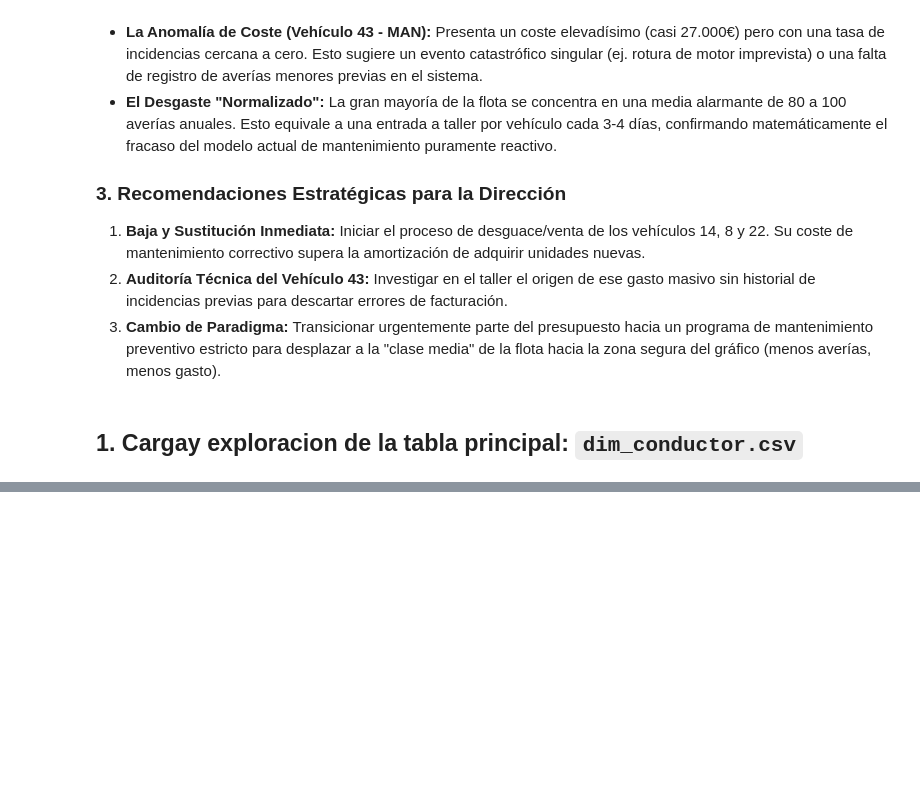
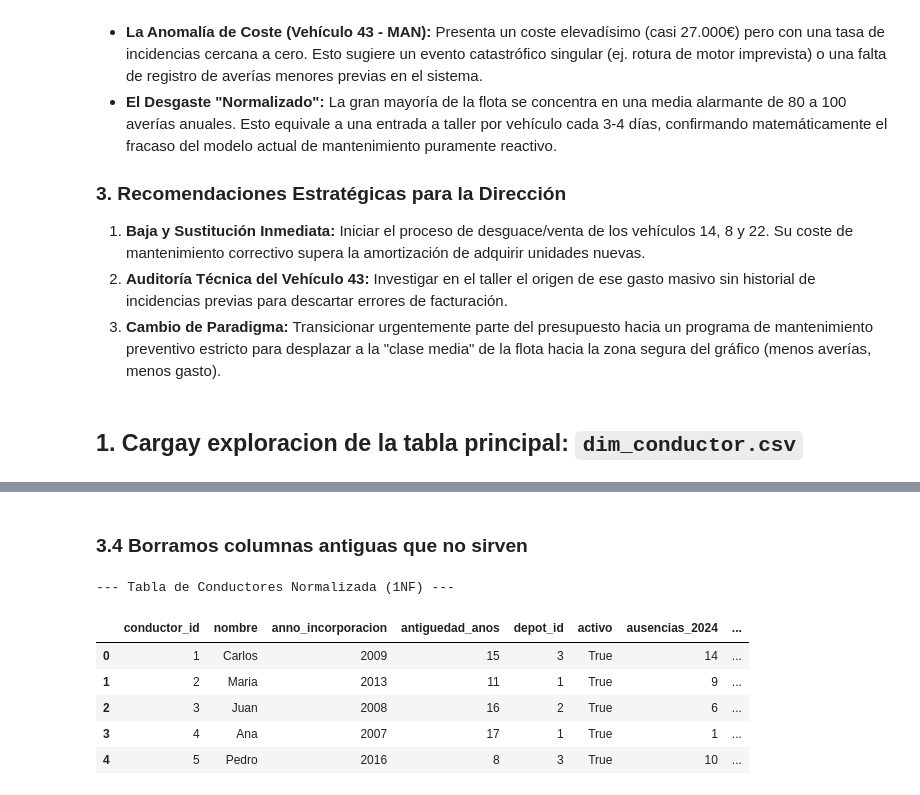
Before and after one commit to databaandsc/MetroBus_Analytics, a Jupyter notebook: 01_eda.ipynb, the cells around one changed output, grey strips where cells are left out. Drawn from its saved outputs; the diff is of its cells as text; code cells hidden in the pictures; blank space fills up the shorter version.

```diff
--- a/01_eda.ipynb
+++ b/01_eda.ipynb
@@ -1418,0 +1567,20 @@ display(df_conductor.sample(5))
+# %%
+# --- 1. NORMALIZACIÓN DEL TURNO ---
+# Estandarizamos el texto para que todo tenga la primera letra en mayúscula
+df_conductor['turno'] = df_conductor['turno'].str.strip().str.capitalize()
+
+# --- 2. NORMALIZACIÓN DEL HORARIO ---
+# Creamos un diccionario de traducción para los horarios
+diccionario_horarios = {
+    'Manana': '06:00-14:00',
+    'Tarde': '14:00-22:00',
+    'Noche': '22:00-06:00',
+    'Partido': None
+}
+
+# --- 3. MAPEO ---
+df_conductor['horario'] = df_conductor['turno'].map(diccionario_horarios)
+
+# --- 4. COMPROBACIÓN ---
+print("--- Tabla de Conductores con Horarios corregidos ---")
+display(df_conductor[['conductor_id', 'turno', 'horario']].head(10))
@@ -1418,0 +1607,9 @@ display(df_conductor.sample(5))
+# %%
+# --- 1. NORMALIZACIÓN DE FORMACION ---
+# Separamos la columna 'formacion' en dos partes: tipo de formación y nivel de formación
+formacion_separada = df_conductor['formacion'].str.split('\+ ', expand=True)
+df_conductor['formacion_nivel'] = formacion_separada[0]
+df_conductor['formacion_especialidad'] = formacion_separada[1].fillna('Ninguna')
+
+# --- 2. COMPROBACIÓN ---
+display(df_conductor[['conductor_id', 'formacion_nivel', 'formacion_especialidad']].head(10))
@@ -1418,0 +1651,17 @@ display(df_conductor.sample(5))
+# %% [markdown]
+### 3.4 Borramos columnas antiguas que no sirven
+# %%
+# Borramos las columnas antiguas originales
+df_conductor = df_conductor.drop(columns=['turno_habitual', 'formacion', 'licencia_tipo'])
+
+# Comprobación final de la tabla normalizada
+print("\n--- Tabla de Conductores Normalizada (1NF) ---")
+display(df_conductor.head())
+# %% [output]
+--- Tabla de Conductores Normalizada (1NF) ---
+|  | conductor_id | nombre | anno_incorporacion | antiguedad_anos | depot_id | activo | ausencias_2024 | ... |
+| 0 | 1 | Carlos | 2009 | 15 | 3 | True | 14 | ... |
+| 1 | 2 | Maria | 2013 | 11 | 1 | True | 9 | ... |
+| 2 | 3 | Juan | 2008 | 16 | 2 | True | 6 | ... |
+| 3 | 4 | Ana | 2007 | 17 | 1 | True | 1 | ... |
+| 4 | 5 | Pedro | 2016 | 8 | 3 | True | 10 | ... |
```
Also changed, not shown: parts of 33 cells of this notebook.
